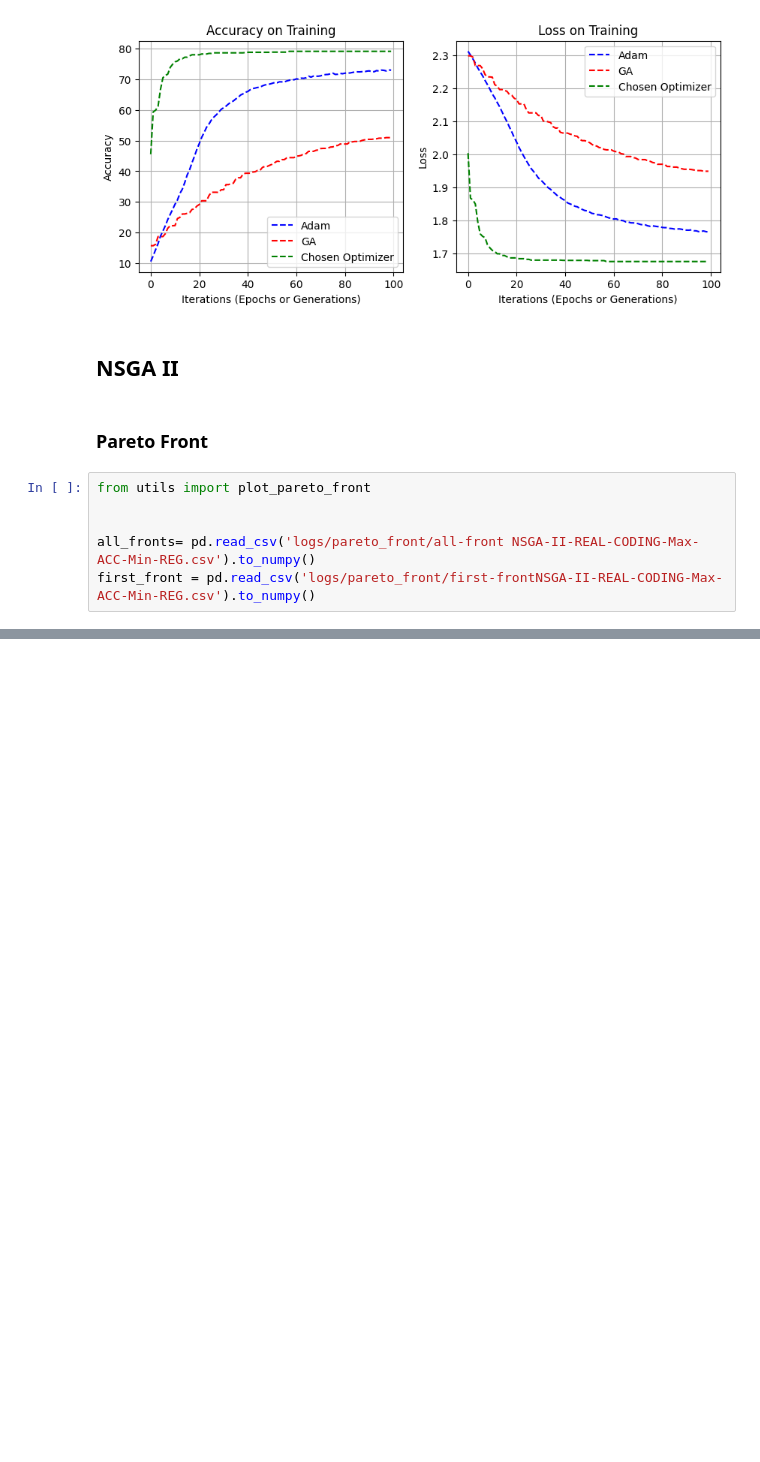
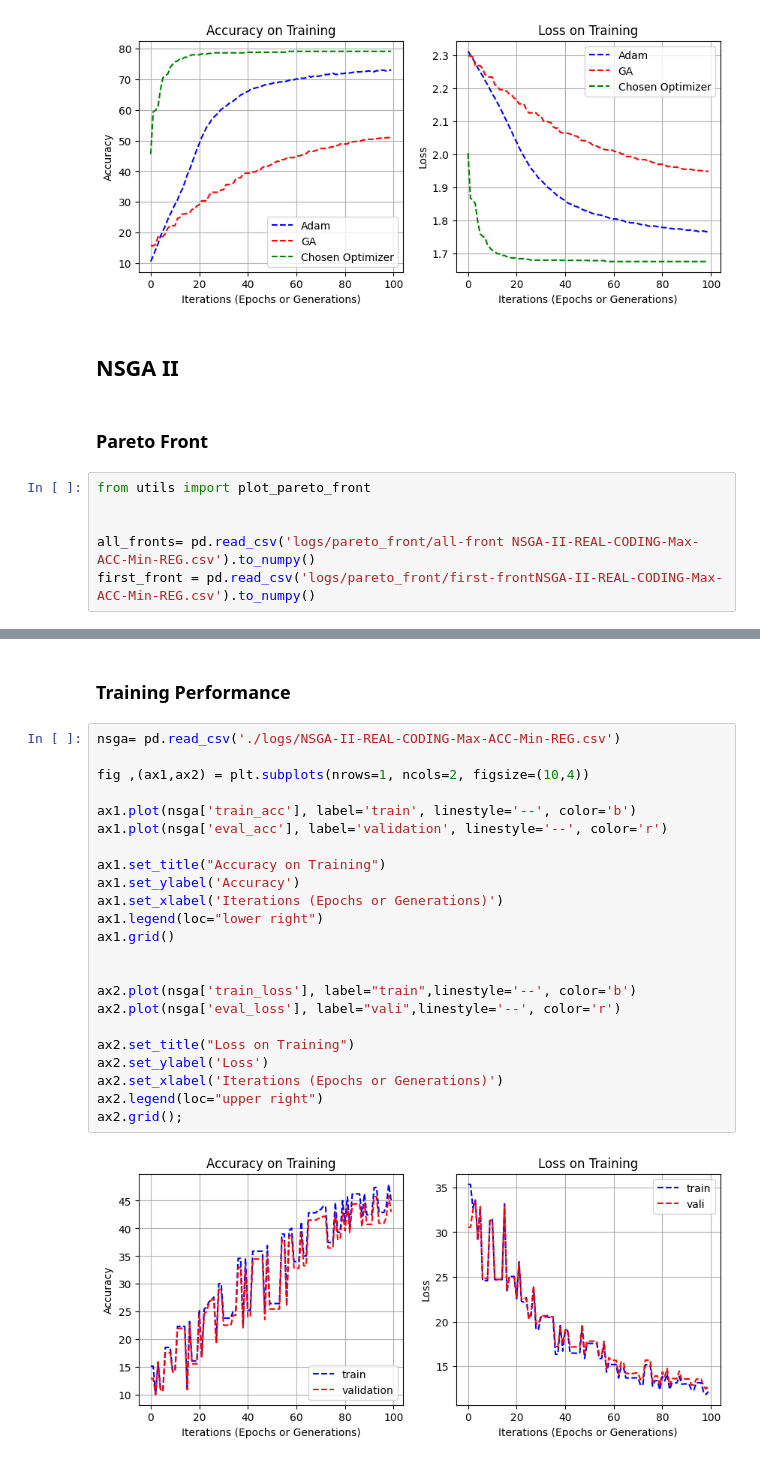
Before and after one commit to Peterwisu/COM3031-CI, a Jupyter notebook: plot.ipynb, the cells around one changed output, grey strips where cells are left out. Drawn from its saved outputs; the diff is of its cells as text; blank space fills up the shorter version.

```diff
--- a/plot.ipynb
+++ b/plot.ipynb
@@ -156,0 +161,27 @@ plot_pareto_front(all_fronts=all_fronts,first_front=first_front)
+# %% [markdown]
+### Training Performance
+# %%
+nsga= pd.read_csv('./logs/NSGA-II-REAL-CODING-Max-ACC-Min-REG.csv')
+
+fig ,(ax1,ax2) = plt.subplots(nrows=1, ncols=2, figsize=(10,4))
+
+ax1.plot(nsga['train_acc'], label='train', linestyle='--', color='b')
+ax1.plot(nsga['eval_acc'], label='validation', linestyle='--', color='r')
+
+ax1.set_title("Accuracy on Training")
+ax1.set_ylabel('Accuracy')
+ax1.set_xlabel('Iterations (Epochs or Generations)')
+ax1.legend(loc="lower right")
+ax1.grid()
+
+
+ax2.plot(nsga['train_loss'], label="train",linestyle='--', color='b')
+ax2.plot(nsga['eval_loss'], label="vali",linestyle='--', color='r')
+
+ax2.set_title("Loss on Training")
+ax2.set_ylabel('Loss')
+ax2.set_xlabel('Iterations (Epochs or Generations)')
+ax2.legend(loc="upper right")
+ax2.grid();
+# %% [output]
+[figure, added]
```
Also changed, not shown: parts of 5 cells of this notebook, 19 other files.
